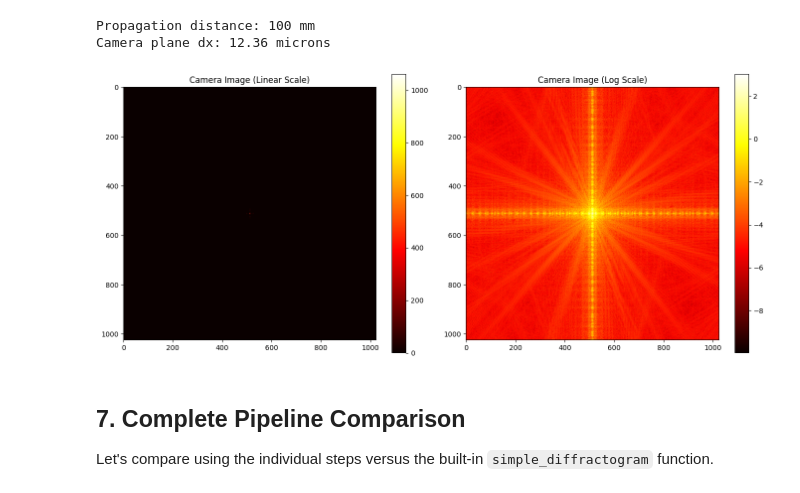
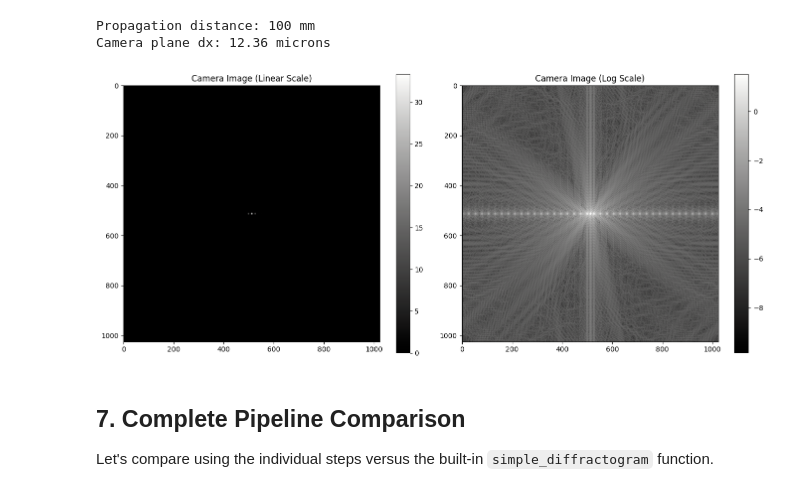
Before and after one commit to debangshu-mukherjee/janssen, a Jupyter notebook: tutorials/SimpleMicroscopeSimulation.ipynb, the cells around one changed output. Saved outputs shown, nothing was run; the diff lists cells and outputs as text; code cells hidden in the pictures.

```diff
--- a/tutorials/SimpleMicroscopeSimulation.ipynb
+++ b/tutorials/SimpleMicroscopeSimulation.ipynb
@@ -281,7 +257,7 @@ The `circular_aperture` function models the limiting aperture of the optical sys
 # %%
 # Apply circular aperture
 # The aperture diameter determines the NA of the system
-aperture_diameter = 3e-3  # 1 mm aperture
+aperture_diameter = 1e-3  # 1 mm aperture
 
 after_aperture = jns.optics.circular_aperture(
     zoomed_wave,
@@ -325,22 +301,22 @@ Camera plane dx: 12.36 microns
 # %%
 # Calculate the camera image intensity
 camera_intensity = jns.optics.field_intensity(at_camera.field)
 
 # Visualize the camera image
 fig, axes = plt.subplots(1, 2, figsize=(14, 6))
 
-im0 = axes[0].imshow(camera_intensity, cmap='hot')
+im0 = axes[0].imshow(camera_intensity, cmap=cmo.gray)
 axes[0].set_title('Camera Image (Linear Scale)')
 plt.colorbar(im0, ax=axes[0])
 
-im1 = axes[1].imshow(jnp.log10(camera_intensity + 1e-10), cmap='hot')
+im1 = axes[1].imshow(jnp.log10(camera_intensity + 1e-10), cmap=cmo.gray)
 axes[1].set_title('Camera Image (Log Scale)')
 plt.colorbar(im1, ax=axes[1])
 
 plt.tight_layout()
 plt.show()
 # %% [output]
-[figure, old version]
+[figure, new version]
 # %% [markdown]
 ## 7. Complete Pipeline Comparison
 
```
Also changed, not shown: parts of 15 cells of this notebook, 5 other files.
